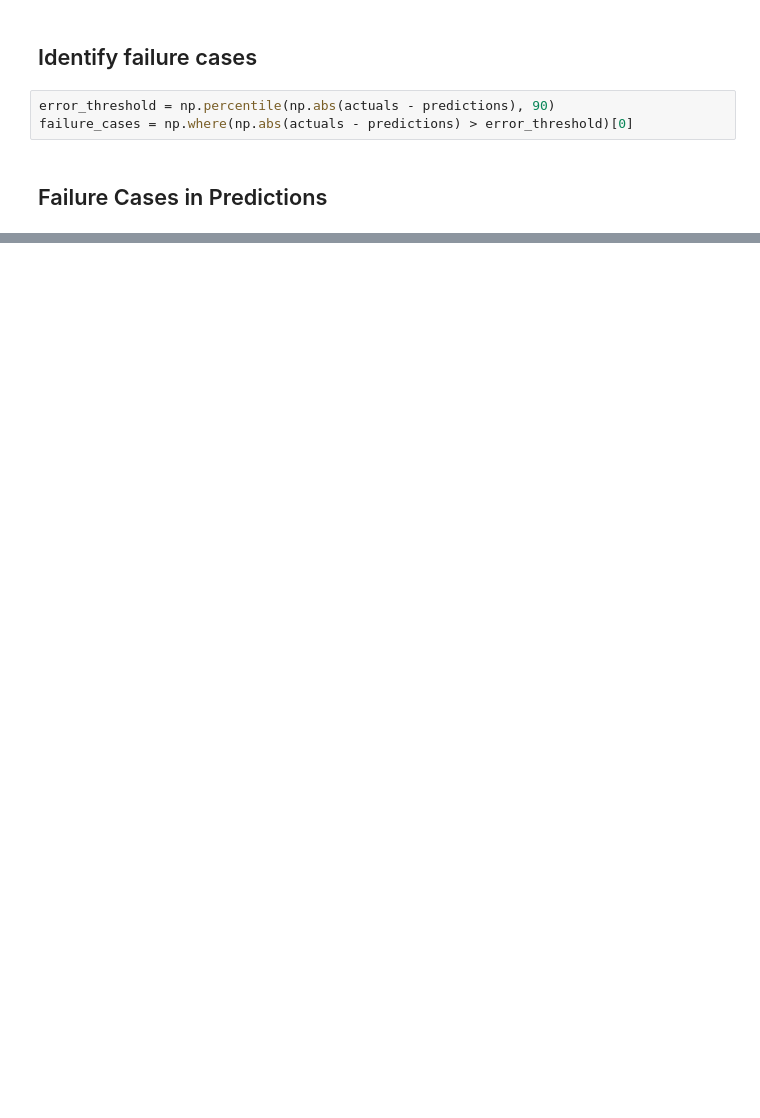
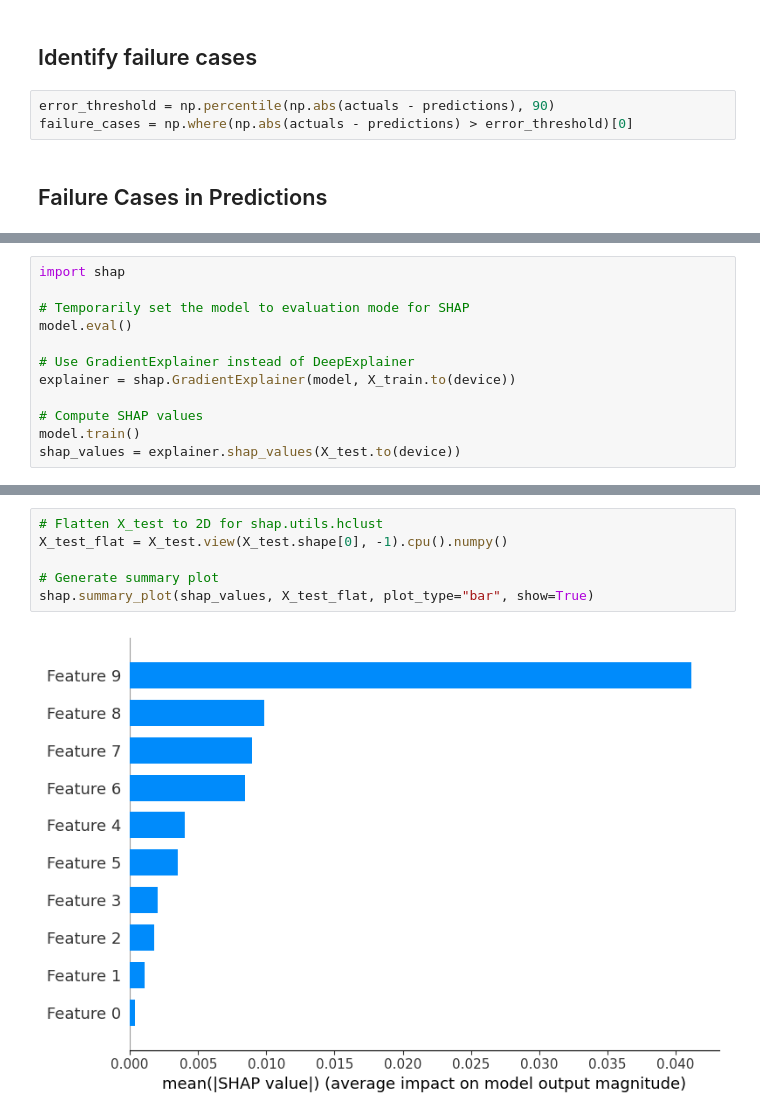
Before and after one commit to NoraLeo/deep_learning_spring_2025_group_4, a Jupyter notebook: new/model-original.ipynb, the cells around one changed output, grey strips where cells are left out. Saved outputs shown, nothing was run; the diff lists cells and outputs as text; blank space fills up the shorter version.

```diff
--- a/new/model-original.ipynb
+++ b/new/model-original.ipynb
@@ -275,0 +258,12 @@ RuntimeError: cudnn RNN backward can only be called in training mode
+# %%
+import shap
+
+# Temporarily set the model to evaluation mode for SHAP
+model.eval()
+
+# Use GradientExplainer instead of DeepExplainer
+explainer = shap.GradientExplainer(model, X_train.to(device))
+
+# Compute SHAP values
+model.train()
+shap_values = explainer.shap_values(X_test.to(device))
@@ -275,0 +278,8 @@ RuntimeError: cudnn RNN backward can only be called in training mode
+# %%
+# Flatten X_test to 2D for shap.utils.hclust
+X_test_flat = X_test.view(X_test.shape[0], -1).cpu().numpy()
+
+# Generate summary plot
+shap.summary_plot(shap_values, X_test_flat, plot_type="bar", show=True)
+# %% [output]
+[figure, added]
```
Also changed, not shown: parts of 17 cells of this notebook, 1 other file.
